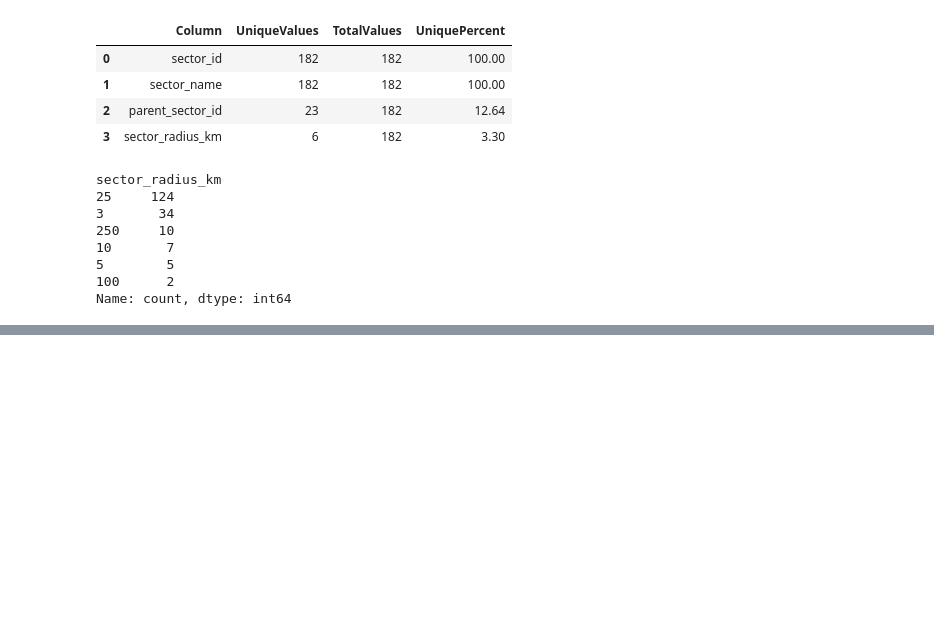
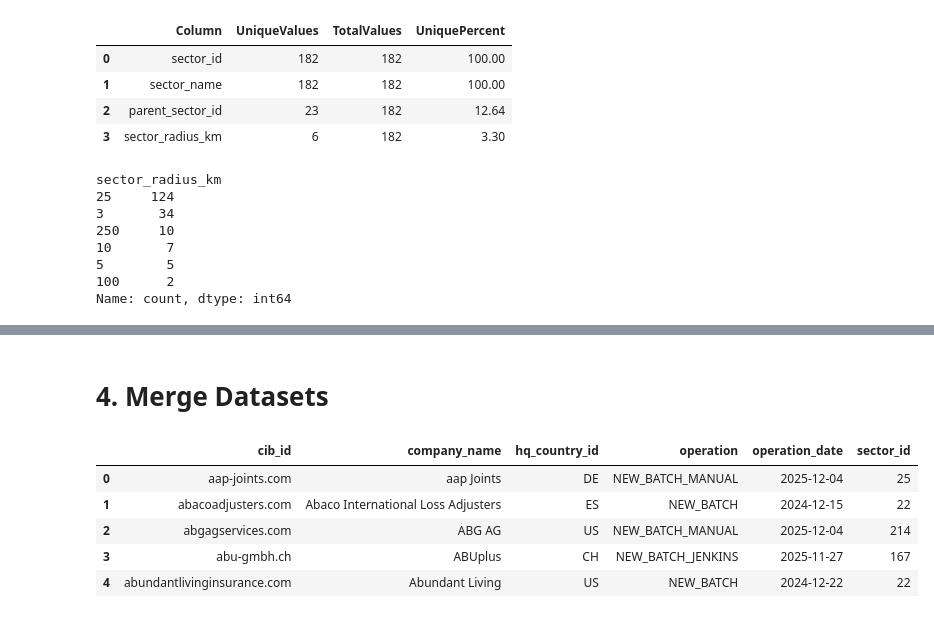
Before and after one commit to saricmilos/coding-challenge, a Jupyter notebook: notebooks/coding_challenge.ipynb, the cells around one changed output, grey strips where cells are left out. Drawn from its saved outputs; the diff is of its cells as text; code cells hidden in the pictures; blank space fills up the shorter version.

```diff
--- a/notebooks/coding_challenge.ipynb
+++ b/notebooks/coding_challenge.ipynb
@@ -593,0 +621,2 @@ Name: count, dtype: int64
+# %% [markdown]
+# 4. Merge Datasets
@@ -593,0 +626,9 @@ Name: count, dtype: int64
+# %%
+df_merged.head()
+# %% [output]
+|  | cib_id | company_name | hq_country_id | operation | operation_date | sector_id |
+| 0 | aap-joints.com | aap Joints | DE | NEW_BATCH_MANUAL | 2025-12-04 | 25 |
+| 1 | abacoadjusters.com | Abaco International Loss Adjusters | ES | NEW_BATCH | 2024-12-15 | 22 |
+| 2 | abgagservices.com | ABG AG | US | NEW_BATCH_MANUAL | 2025-12-04 | 214 |
+| 3 | abu-gmbh.ch | ABUplus | CH | NEW_BATCH_JENKINS | 2025-11-27 | 167 |
+| 4 | abundantlivinginsurance.com | Abundant Living | US | NEW_BATCH | 2024-12-22 | 22 |
```
Also changed, not shown: parts of 20 cells of this notebook.
